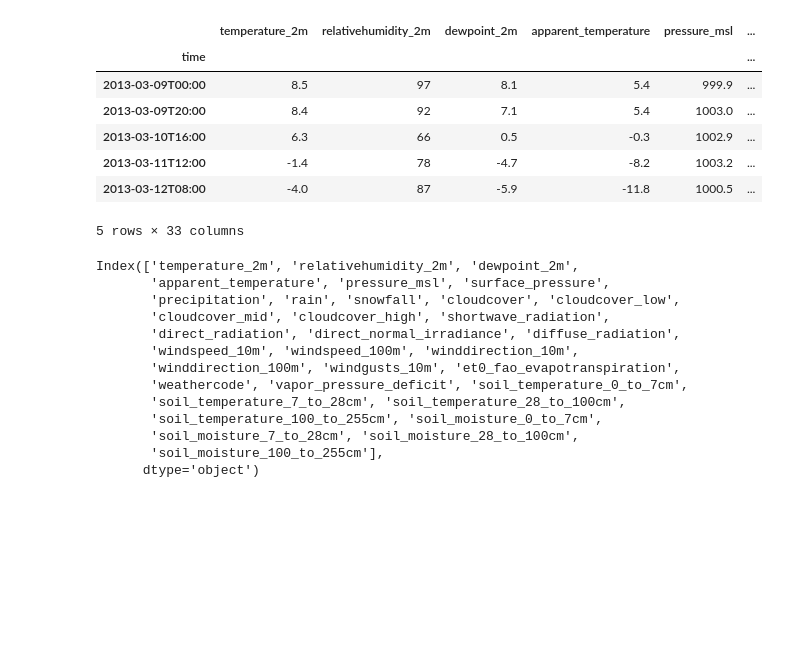
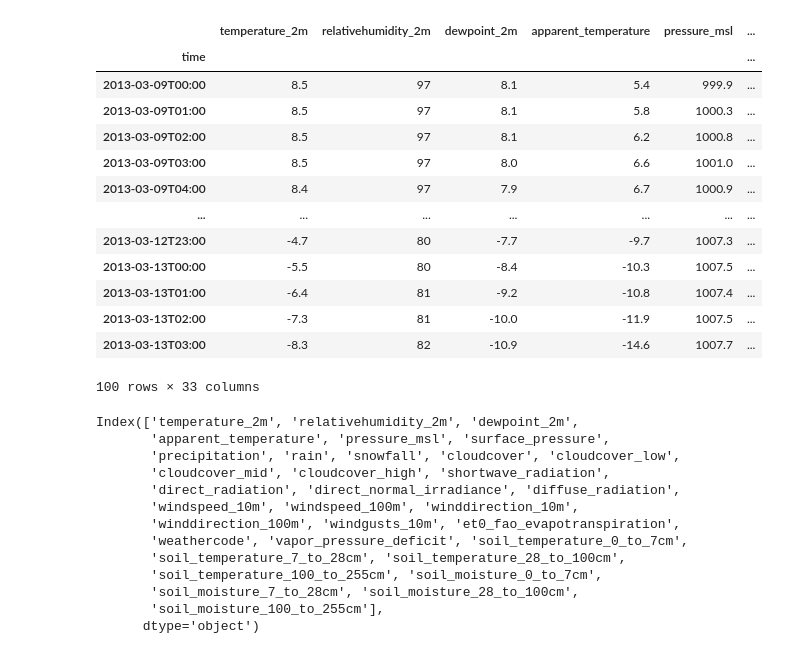
Before and after one commit to sudomarcel/electroprophet, a Jupyter notebook: jonathan-test/fastapi/jonathan-notebook.ipynb, the cells around one changed output. Saved outputs shown, nothing was run; the diff lists cells and outputs as text; code cells hidden in the pictures; blank space fills up the shorter version.

```diff
--- a/jonathan-test/fastapi/jonathan-notebook.ipynb
+++ b/jonathan-test/fastapi/jonathan-notebook.ipynb
@@ -4,18 +14,26 @@ import matplotlib.pyplot as plt
 # %%
 data = 'data/df_amiens_weather.csv'
 
-weather_df = pd.read_csv(data, index_col=0)[0:200:10]
+rows = 100
+
+weather_df = pd.read_csv(data, index_col=0)[0:rows]
 # %%
-weather_df[0:10:2]
+weather_df[0:rows]
 # %% [output]
 |  | temperature_2m | relativehumidity_2m | dewpoint_2m | apparent_temperature | pressure_msl | ... |
 | time |  |  |  |  |  | ... |
 | 2013-03-09T00:00 | 8.5 | 97 | 8.1 | 5.4 | 999.9 | ... |
-| 2013-03-09T20:00 | 8.4 | 92 | 7.1 | 5.4 | 1003.0 | ... |
-| 2013-03-10T16:00 | 6.3 | 66 | 0.5 | -0.3 | 1002.9 | ... |
-| 2013-03-11T12:00 | -1.4 | 78 | -4.7 | -8.2 | 1003.2 | ... |
-| 2013-03-12T08:00 | -4.0 | 87 | -5.9 | -11.8 | 1000.5 | ... |
+| 2013-03-09T01:00 | 8.5 | 97 | 8.1 | 5.8 | 1000.3 | ... |
+| 2013-03-09T02:00 | 8.5 | 97 | 8.1 | 6.2 | 1000.8 | ... |
+| 2013-03-09T03:00 | 8.5 | 97 | 8.0 | 6.6 | 1001.0 | ... |
+| 2013-03-09T04:00 | 8.4 | 97 | 7.9 | 6.7 | 1000.9 | ... |
+| ... | ... | ... | ... | ... | ... | ... |
+| 2013-03-12T23:00 | -4.7 | 80 | -7.7 | -9.7 | 1007.3 | ... |
+| 2013-03-13T00:00 | -5.5 | 80 | -8.4 | -10.3 | 1007.5 | ... |
+| 2013-03-13T01:00 | -6.4 | 81 | -9.2 | -10.8 | 1007.4 | ... |
+| 2013-03-13T02:00 | -7.3 | 81 | -10.0 | -11.9 | 1007.5 | ... |
+| 2013-03-13T03:00 | -8.3 | 82 | -10.9 | -14.6 | 1007.7 | ... |
-5 rows × 33 columns
+100 rows × 33 columns
 # %%
 weather_df.columns
 # %% [output]
```
Also changed, not shown: parts of 3 cells of this notebook.
